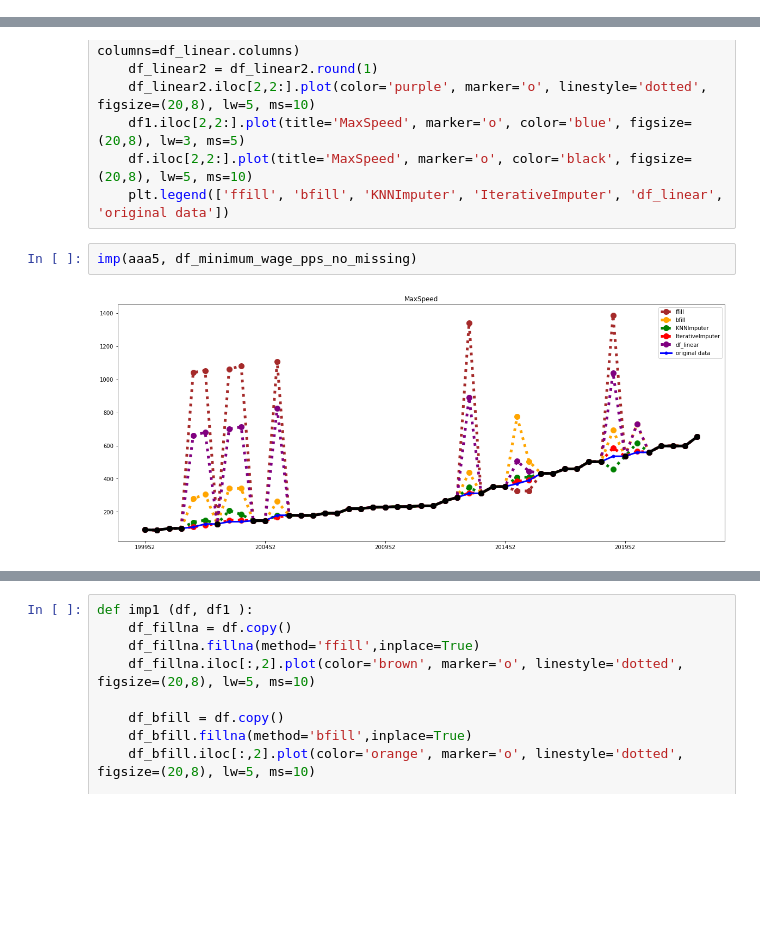
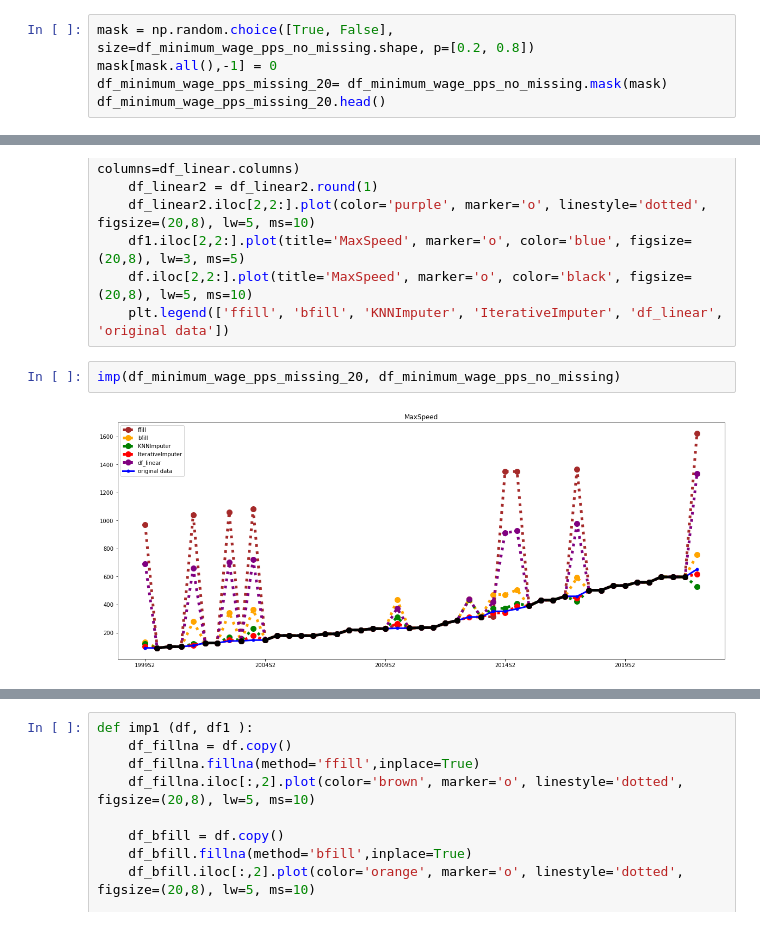
Before and after one commit to StefanRaychev/Handling-missing-values, a Jupyter notebook: Dealing with missing values.ipynb, the cells around one changed output, grey strips where cells are left out. Saved outputs shown, nothing was run; the diff lists cells and outputs as text; blank space fills up the shorter version.

```diff
--- a/Dealing with missing values.ipynb
+++ b/Dealing with missing values.ipynb
@@ -406,0 +406,5 @@ imputation(df_minimum_wage_pps_no_missing_T, 0.1, 10)
+# %%
+mask = np.random.choice([True, False], size=df_minimum_wage_pps_no_missing.shape, p=[0.2, 0.8])
+mask[mask.all(),-1] = 0
+df_minimum_wage_pps_missing_20= df_minimum_wage_pps_no_missing.mask(mask)
+df_minimum_wage_pps_missing_20.head()
@@ -441,6 +453,6 @@ def imp (df, df1 ):
     df.iloc[2,2:].plot(title='MaxSpeed', marker='o', color='black', figsize=(20,8), lw=5, ms=10)
     plt.legend(['ffill', 'bfill', 'KNNImputer', 'IterativeImputer', 'df_linear', 'original data'])
 # %%
-imp(aaa5, df_minimum_wage_pps_no_missing)
+imp(df_minimum_wage_pps_missing_20, df_minimum_wage_pps_no_missing)
 # %% [output]
-[figure, old version]
+[figure, new version]
```
Also changed, not shown: parts of 17 cells of this notebook.
